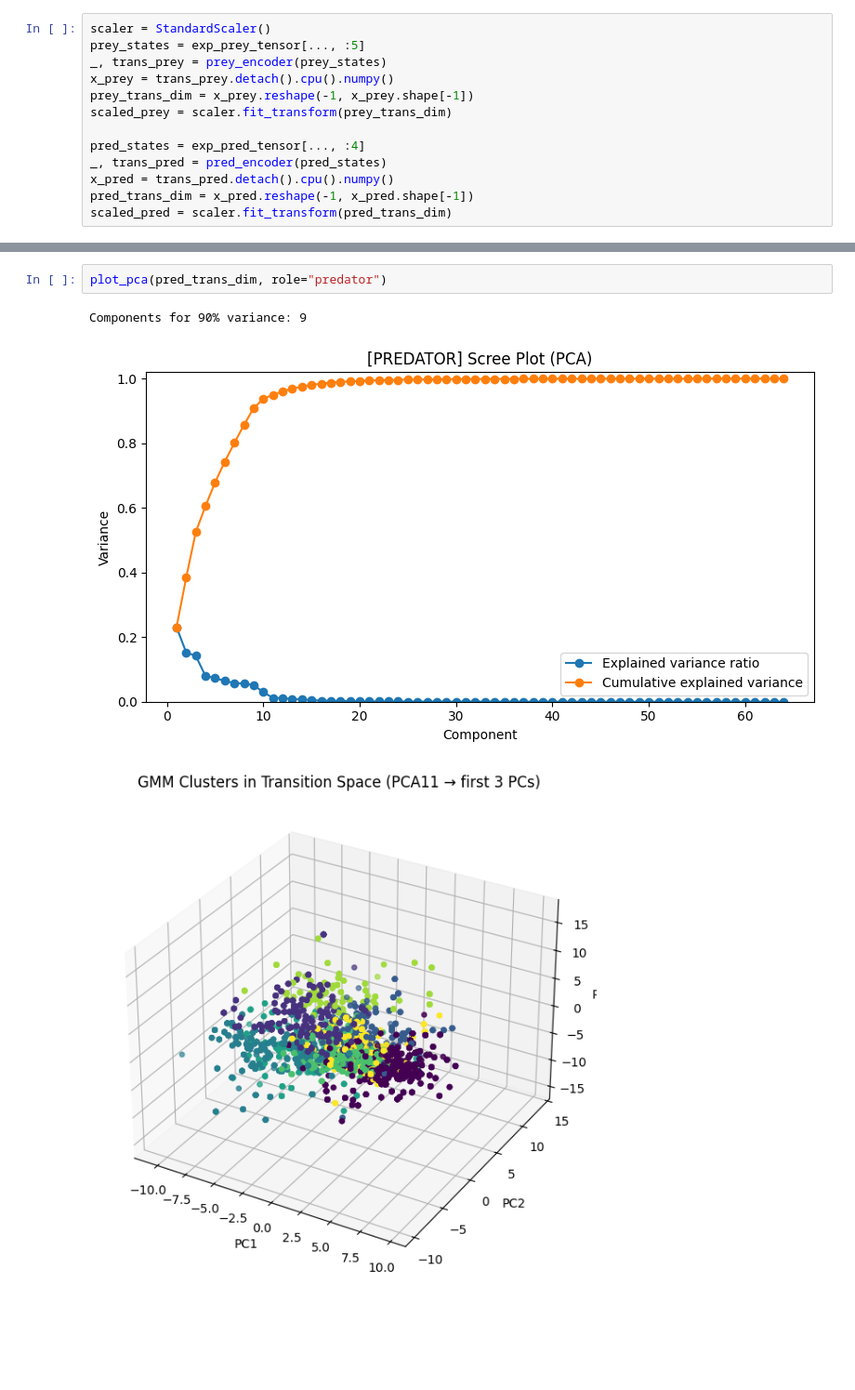
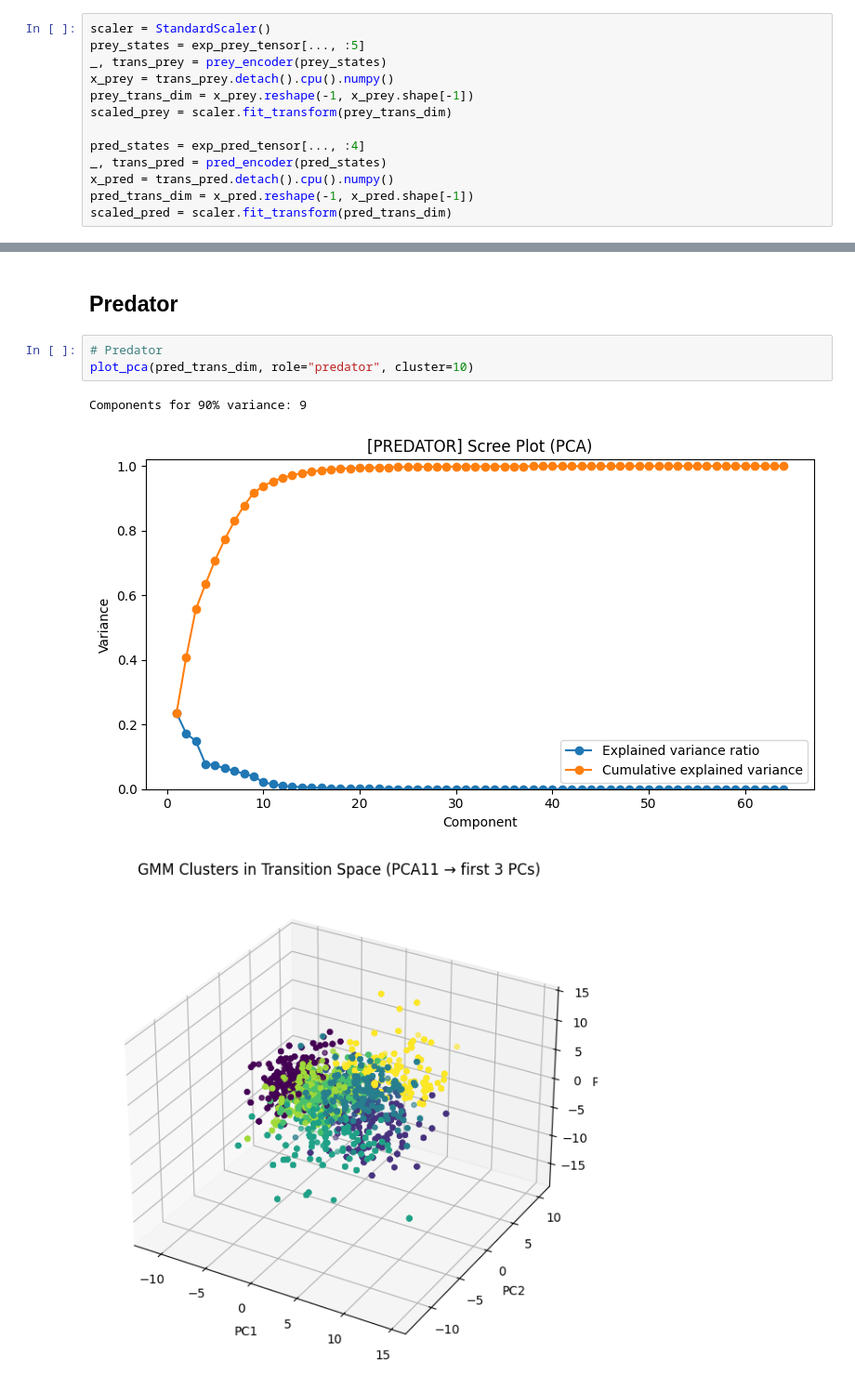
Before and after one commit to wirthy21/Master-Thesis, a Jupyter notebook: notebooks - gail_testing/4. Feature Clustering.ipynb, the cells around one changed output, grey strips where cells are left out. Shown at 93% size. Drawn from its saved outputs; the diff is of its cells as text; blank space fills up the shorter version.

```diff
--- a/notebooks - gail_testing/4. Feature Clustering.ipynb
+++ b/notebooks - gail_testing/4. Feature Clustering.ipynb
@@ -535,7 +241,10 @@ calculate_cluster_metrics(gmm, X_pca, labels)
+# %% [markdown]
+## Predator
 # %%
-plot_pca(pred_trans_dim, role="predator")
+# Predator
+plot_pca(pred_trans_dim, role="predator", cluster=10)
 # %% [output]
 Components for 90% variance: 9
-[figure, old version]
+[figure, new version]
-[figure, old version]
+[figure, new version]
 # %%
```
Also changed, not shown: parts of 17 cells of this notebook.
